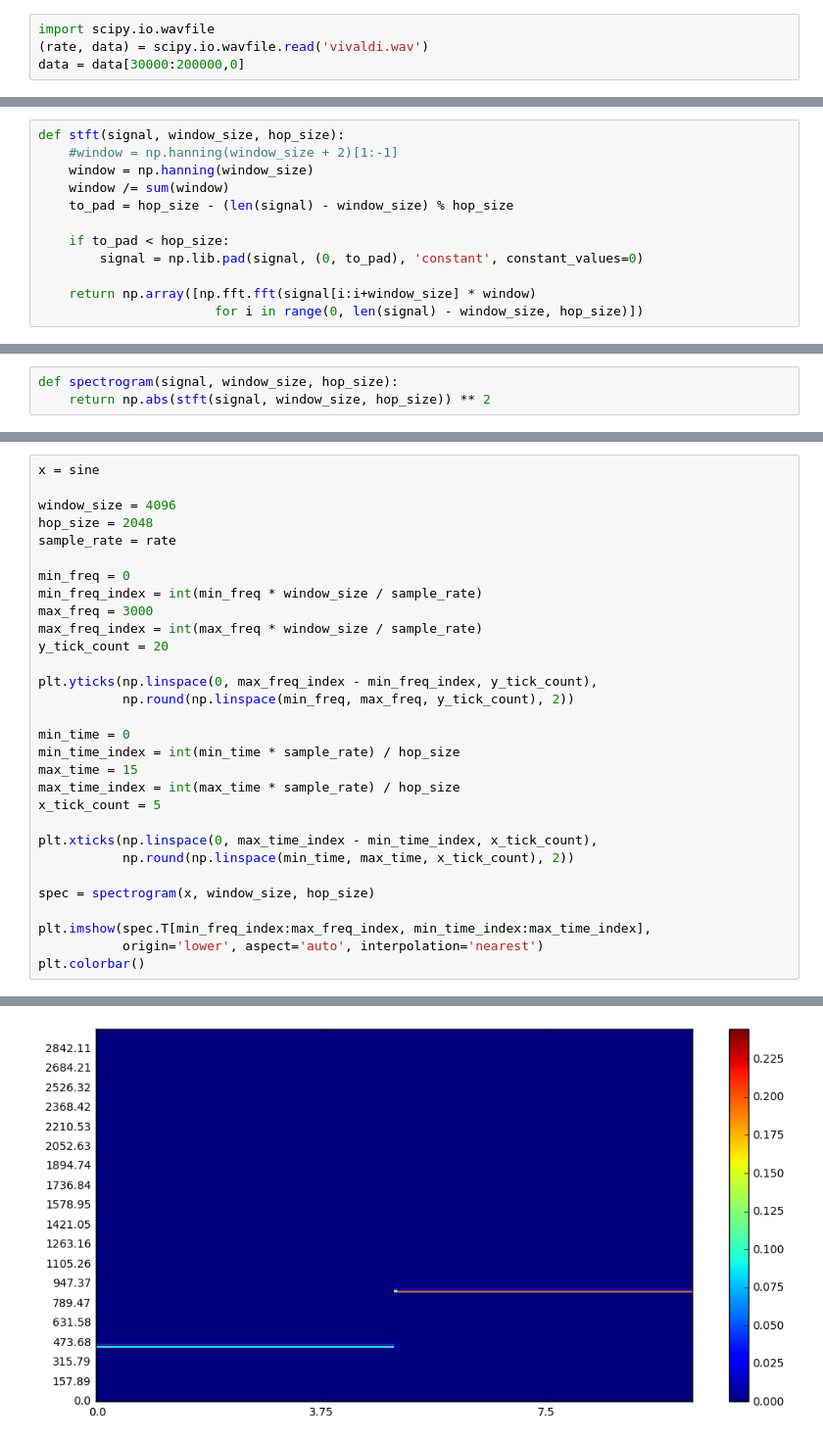
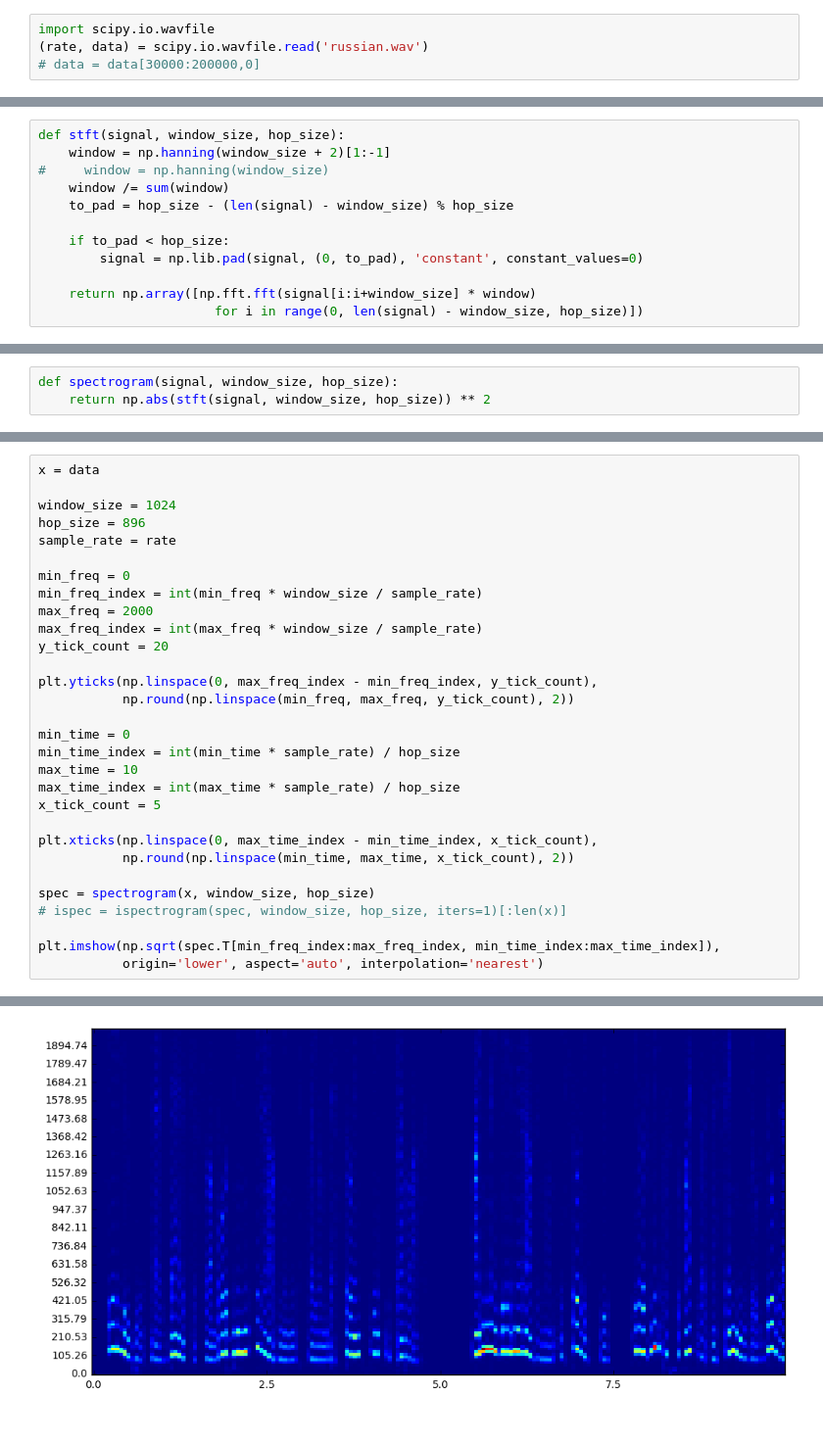
Before and after one commit to kharvd/spectrum-experiments, a Jupyter notebook: griffin_lim.ipynb, the cells around one changed output, grey strips where cells are left out. Shown at 98% size. Cells and saved outputs as stored; diff of their text form.

```diff
--- a/griffin_lim.ipynb
+++ b/griffin_lim.ipynb
@@ -7,8 +7,8 @@ import IPython
 matplotlib.rcParams['figure.figsize'] = (12, 6)
 # %%
 import scipy.io.wavfile
-(rate, data) = scipy.io.wavfile.read('vivaldi.wav')
-data = data[30000:200000,0]
+(rate, data) = scipy.io.wavfile.read('russian.wav')
+# data = data[30000:200000,0]
 # %%
 plt.plot(data)
 # %% [output]
@@ -20,8 +20,8 @@ IPython.display.Audio(data, rate=rate)
 [interactive output not drawn]
 # %%
 def stft(signal, window_size, hop_size):
-    #window = np.hanning(window_size + 2)[1:-1]
-    window = np.hanning(window_size)
+    window = np.hanning(window_size + 2)[1:-1]
+#     window = np.hanning(window_size)
     window /= sum(window)
     to_pad = hop_size - (len(signal) - window_size) % hop_size
 
@@ -86,15 +87,15 @@ IPython.display.Audio(sine, rate=rate)
 # %% [output]
 [interactive output not drawn]
 # %%
-x = sine
+x = data
 
-window_size = 4096
-hop_size = 2048
+window_size = 1024
+hop_size = 896
 sample_rate = rate
 
 min_freq = 0
 min_freq_index = int(min_freq * window_size / sample_rate)
-max_freq = 3000
+max_freq = 2000
 max_freq_index = int(max_freq * window_size / sample_rate)
 y_tick_count = 20
 
@@ -103,7 +104,7 @@ plt.yticks(np.linspace(0, max_freq_index - min_freq_index, y_tick_count),
 
 min_time = 0
 min_time_index = int(min_time * sample_rate) / hop_size
-max_time = 15
+max_time = 10
 max_time_index = int(max_time * sample_rate) / hop_size
 x_tick_count = 5
 
@@ -111,8 +112,8 @@ plt.xticks(np.linspace(0, max_time_index - min_time_index, x_tick_count),
            np.round(np.linspace(min_time, max_time, x_tick_count), 2))
 
 spec = spectrogram(x, window_size, hop_size)
+# ispec = ispectrogram(spec, window_size, hop_size, iters=1)[:len(x)]
 
-plt.imshow(spec.T[min_freq_index:max_freq_index, min_time_index:max_time_index],
+plt.imshow(np.sqrt(spec.T[min_freq_index:max_freq_index, min_time_index:max_time_index]),
            origin='lower', aspect='auto', interpolation='nearest')
-plt.colorbar()
 # %% [output]
@@ -120 +121 @@ plt.colorbar()
-[figure, old version]
+[figure, new version]
```
Also changed, not shown: parts of 10 cells of this notebook, 1 other file.
